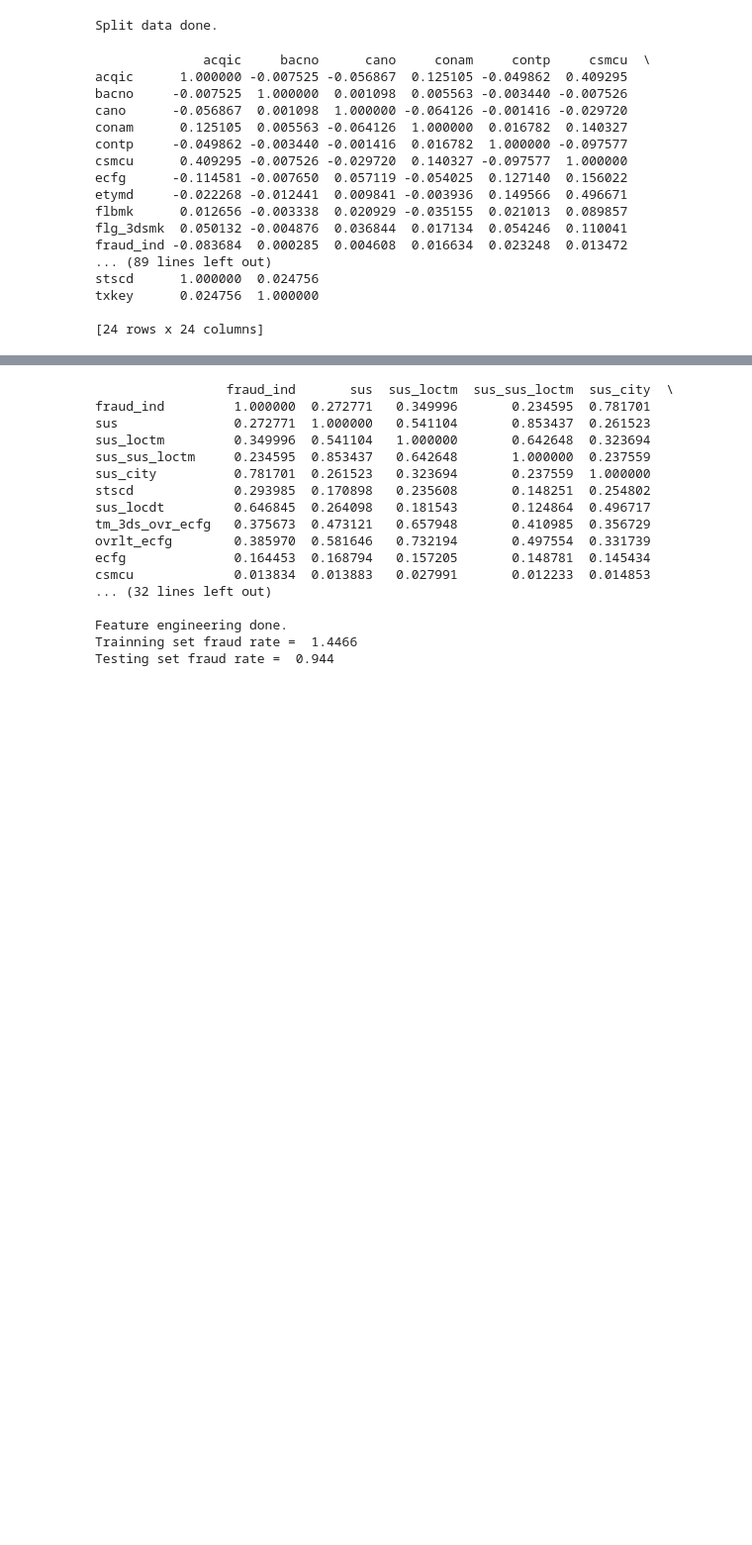
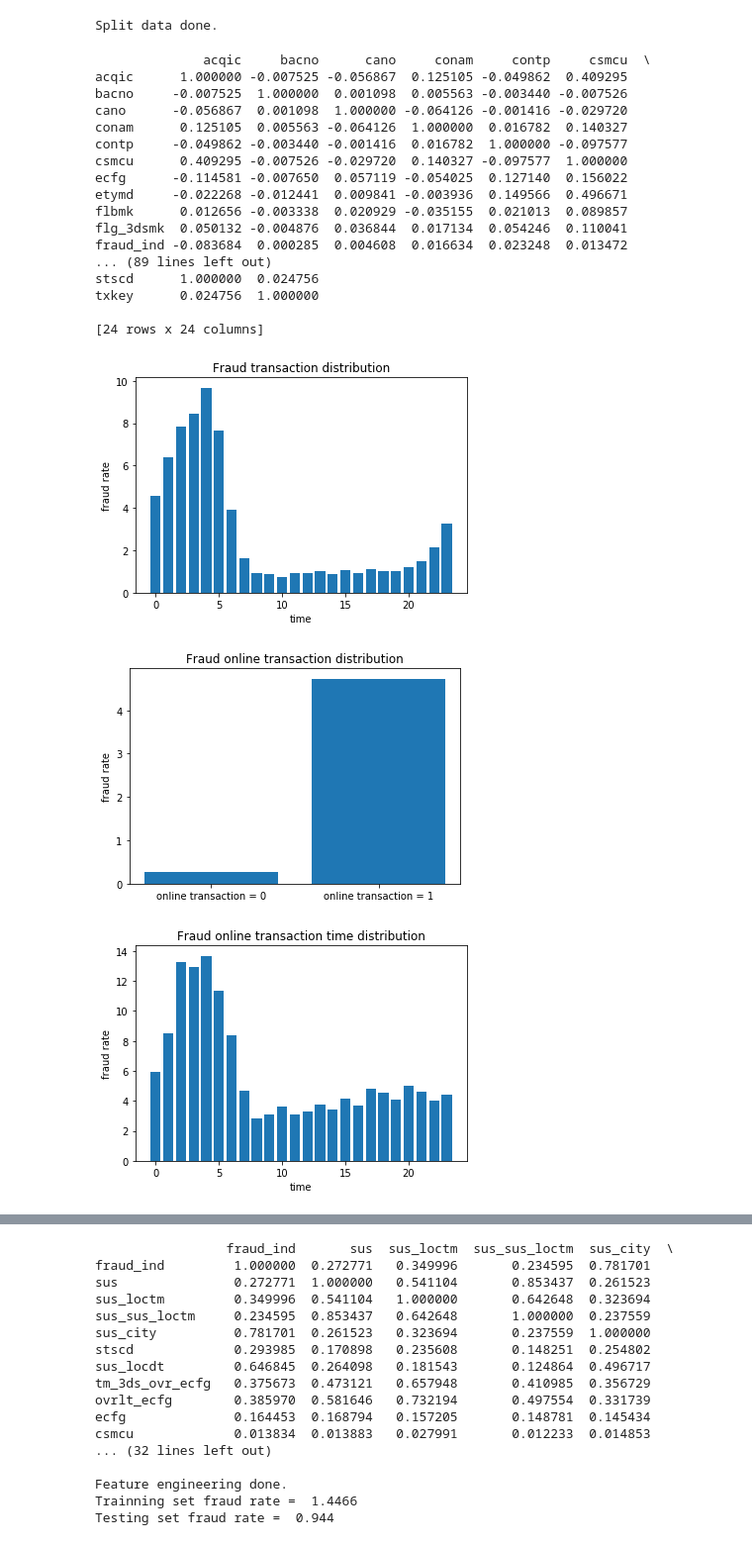
Before and after one commit to LiKueiWei/competition---ESUN-Bank-credit-card-fraud-detection, a Jupyter notebook: fraud detection.ipynb, the cells around one changed output, grey strips where cells are left out. Shown at 99% size. Drawn from its saved outputs; the diff is of its cells as text; code cells hidden in the pictures; blank space fills up the shorter version.

```diff
--- a/fraud detection.ipynb
+++ b/fraud detection.ipynb
@@ -206,32 +213,34 @@ Split data done.
 corr = df.corr()
 print(corr)
 
-page = Page()
+#page = Page()
 
 t1 = train[['loctm', 'fraud_ind']]
 s1 = t1[t1.fraud_ind==1].groupby('loctm').count().rename(columns={'fraud_ind':'n'})
 s2 = t1.groupby('loctm').count().rename(columns={'fraud_ind':'n'})
-bar3 = Bar('Fraud transaction distribution', width=800, height=600)
-bar3.add('', s1.index, round(100*s1.n/s2.n, 2), xaxis_name='time', yaxis_name='fraud rate',
-         mark_line=["average"])
-page.add(bar3)
+plt.title('Fraud transaction distribution')
+plt.bar(s1.index, round(100*s1.n/s2.n, 2))
+plt.xlabel('time')
+plt.ylabel('fraud rate')
+plt.show()
 
 t2 = train[['ecfg', 'fraud_ind']]
 s3 = t2[t2.fraud_ind==1].groupby('ecfg').count().rename(columns={'fraud_ind':'n'})
 s4 = t2.groupby('ecfg').count().rename(columns={'fraud_ind':'n'})
-bar4 = Bar('Fraud online transaction distribution', width=800, height=600)
-bar4.add('', s3.index, round(100*s3.n/s4.n, 2), xaxis_name='online transaction(N/Y)', yaxis_name='fraud rate',
-         mark_line=["average"])
-page.add(bar4)
+plt.title('Fraud online transaction distribution')
+plt.bar(['online transaction = 0', 'online transaction = 1'], round(100*s3.n/s4.n, 2))
+plt.ylabel('fraud rate')
+plt.show()
 
 t3 = train[train.ecfg==1]
 t3 = t3[['loctm', 'fraud_ind']]
 s5 = t3[t3.fraud_ind==1].groupby('loctm').count().rename(columns={'fraud_ind':'n'})
 s6 = t3.groupby('loctm').count().rename(columns={'fraud_ind':'n'})
-bar5 = Bar('Fraud online transaction time distribution', width=800, height=600)
-bar5.add('', s5.index, round(100*s5.n/s6.n, 2), xaxis_name='online transaction time', yaxis_name='fraud rate',
-         mark_line=["average"])
-page.add(bar5)
+plt.title('Fraud online transaction time distribution')
+plt.bar(s5.index, round(100*s5.n/s6.n, 2))
+plt.xlabel('time')
+plt.ylabel('fraud rate')
+plt.show()
 
 t4 = train[train.flg_3dsmk==1]
 t4 = t4[['loctm', 'fraud_ind']]
@@ -241,49 +250,53 @@ for i in s8.index:
     if i not in s7.index:
         s7.loc[i, 'n'] = 0
 s7.sort_index(inplace=True)
-bar6 = Bar('Fraud 3DS time distribution', width=800, height=600)
-bar6.add('', s7.index, round(100*s7.n/s8.n, 2), xaxis_name='3DS time', yaxis_name='fraud rate',
-         mark_line=["average"])
-page.add(bar6)
+plt.title('Fraud 3DS time distribution')
+plt.bar(s7.index, round(100*s7.n/s8.n, 2))
+plt.xlabel('time')
+plt.ylabel('fraud rate')
+plt.show()
 
 t5 = train[train.ovrlt==1]
 t5 = t5[['loctm', 'fraud_ind']]
 s9 = t5[t5.fraud_ind==1].groupby('loctm').count().rename(columns={'fraud_ind':'n'})
 s10 = t5.groupby('loctm').count().rename(columns={'fraud_ind':'n'})
-bar7 = Bar('Overlap time distribution', width=800, height=600)
-bar7.add('', s9.index, round(100*s9.n/s10.n, 2), xaxis_name='overlap time', yaxis_name='fraud rate',
-         mark_line=["average"])
-page.add(bar7)
+plt.title('Overlap time distribution')
+plt.bar(s9.index, round(100*s9.n/s10.n, 2))
+plt.xlabel('time')
+plt.ylabel('fraud rate')
+plt.show()
 
 t6 = train[['conam', 'fraud_ind']]
 t6.insert(0, 'new_conam', [conam_convert(x) for x in t6.conam])
 s11 = t6[t6.fraud_ind==1].groupby('new_conam').count().rename(columns={'fraud_ind':'n'})
 s12 = t6.groupby('new_conam').count().rename(columns={'fraud_ind':'n'})
 for i in s12.index:
     if i not in s11.index:
         s11.loc[i, 'n'] = 0
 s11.sort_index(inplace=True)
-bar8 = Bar('Fraud amout', width=800, height=600)
-bar8.add('', s11.index, round(100*s11.n/s12.n, 2), xaxis_name='amount', yaxis_name='fraud rate',
-         mark_line=["average"])
-page.add(bar8)
-
-page.render('Credit card fraud detectio EDA.html')
+plt.title('Fraud amout')
+plt.bar(s11.index, round(100*s11.n/s12.n, 2))
+plt.xlabel('amount')
+plt.ylabel('fraud rate')
+plt.show()
 # %% [output]
               acqic     bacno      cano     conam     contp     csmcu  \
 acqic      1.000000 -0.007525 -0.056867  0.125105 -0.049862  0.409295
 bacno     -0.007525  1.000000  0.001098  0.005563 -0.003440 -0.007526
 cano      -0.056867  0.001098  1.000000 -0.064126 -0.001416 -0.029720
 conam      0.125105  0.005563 -0.064126  1.000000  0.016782  0.140327
 contp     -0.049862 -0.003440 -0.001416  0.016782  1.000000 -0.097577
 csmcu      0.409295 -0.007526 -0.029720  0.140327 -0.097577  1.000000
 ecfg      -0.114581 -0.007650  0.057119 -0.054025  0.127140  0.156022
 etymd     -0.022268 -0.012441  0.009841 -0.003936  0.149566  0.496671
 flbmk      0.012656 -0.003338  0.020929 -0.035155  0.021013  0.089857
 flg_3dsmk  0.050132 -0.004876  0.036844  0.017134  0.054246  0.110041
 fraud_ind -0.083684  0.000285  0.004608  0.016634  0.023248  0.013472
 ... (89 lines left out)
 stscd      1.000000  0.024756
 txkey      0.024756  1.000000
 
 [24 rows x 24 columns]
+[figure, added]
+[figure, added]
+[figure, added]
```
Also changed, not shown: parts of 5 cells of this notebook.
